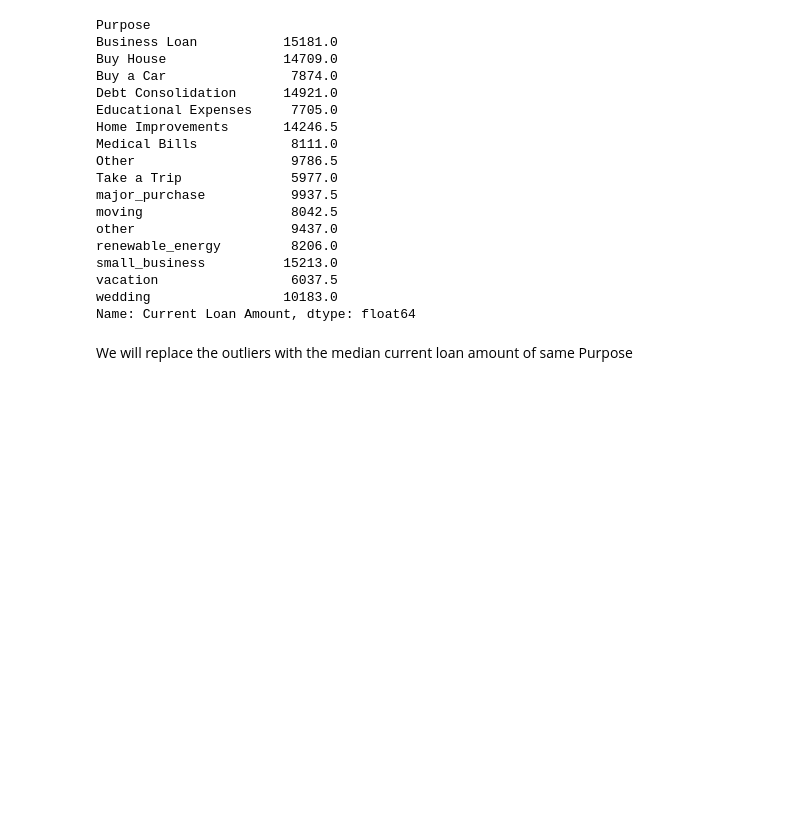
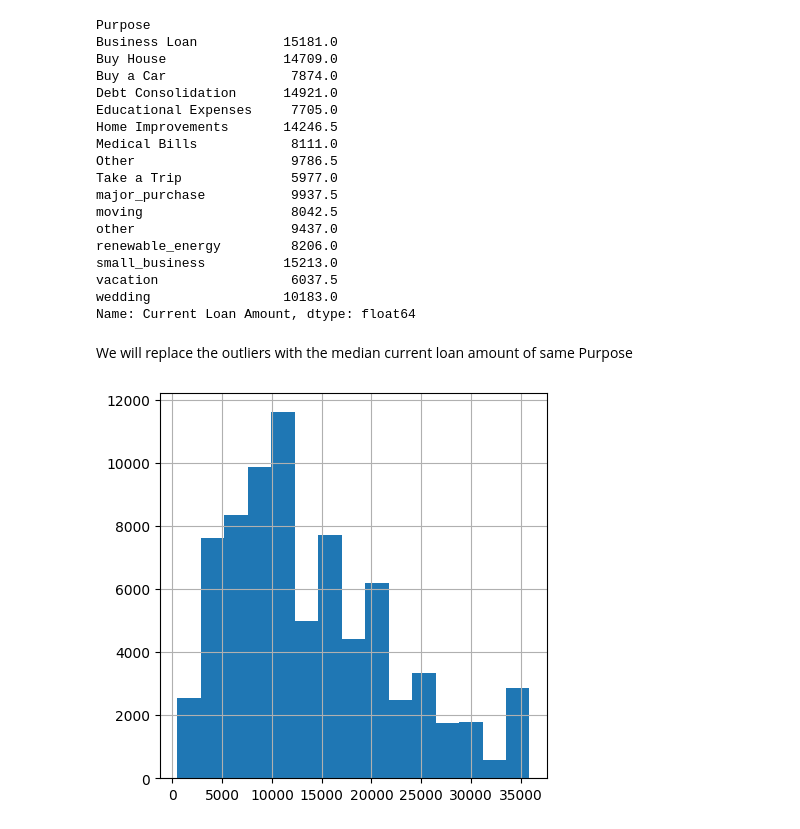
Before and after one commit to RohitDas92/Loan-Approval-Prediction-Project, a Jupyter notebook: loan_approval_prediction.ipynb, the cells around one changed output. Cells and saved outputs as stored; diff of their text form; code cells hidden in the pictures; blank space fills up the shorter version.

```diff
--- a/loan_approval_prediction.ipynb
+++ b/loan_approval_prediction.ipynb
@@ -436,3 +436,23 @@ wedding                 10183.0
 Name: Current Loan Amount, dtype: float64
 # %% [markdown]
 We will replace the outliers with the median current loan amount of same Purpose
+# %%
+def replace_value(x):
+    if x >99999998:
+        median_loan_amount = df_duplicates_removed.loc[df_duplicates_removed['Purpose']==x,'Current Loan Amount'].median()
+        return median_loan_amount
+    else:
+        return x
+# %%
+df_duplicates_removed['Current Loan Amount'] = df_duplicates_removed['Current Loan Amount'].apply(replace_value)
+# %%
+plt.rc('font', size=14)
+plt.rc('axes', labelsize=14, titlesize=14)
+plt.rc('legend', fontsize=14)
+plt.rc('xtick', labelsize=10)
+plt.rc('ytick', labelsize=10)
+
+df_duplicates_removed['Current Loan Amount'].hist(bins=15, figsize=(5, 5) )
+plt.show()
+# %% [output]
+[figure, added]
```
Also changed, not shown: parts of 5 cells of this notebook.
